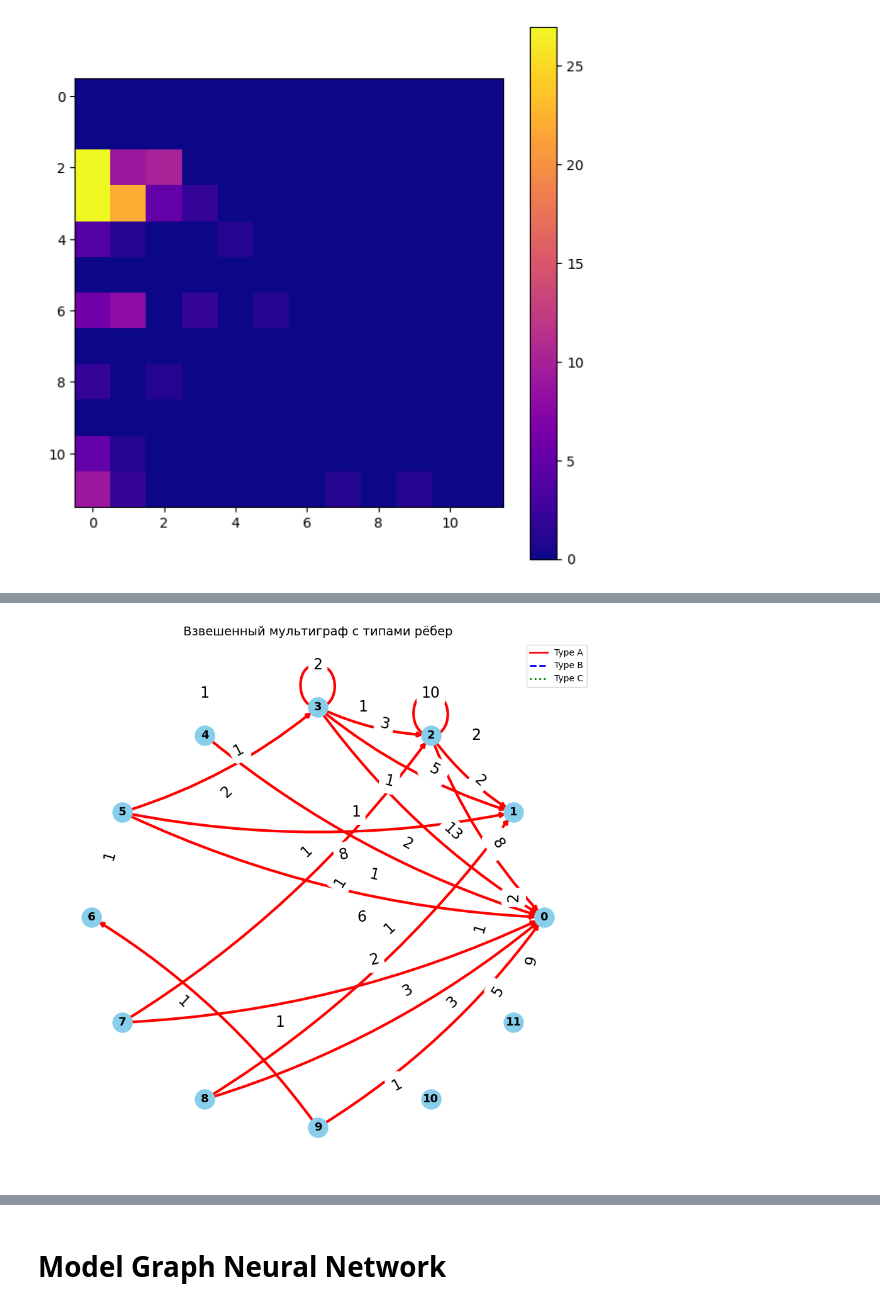
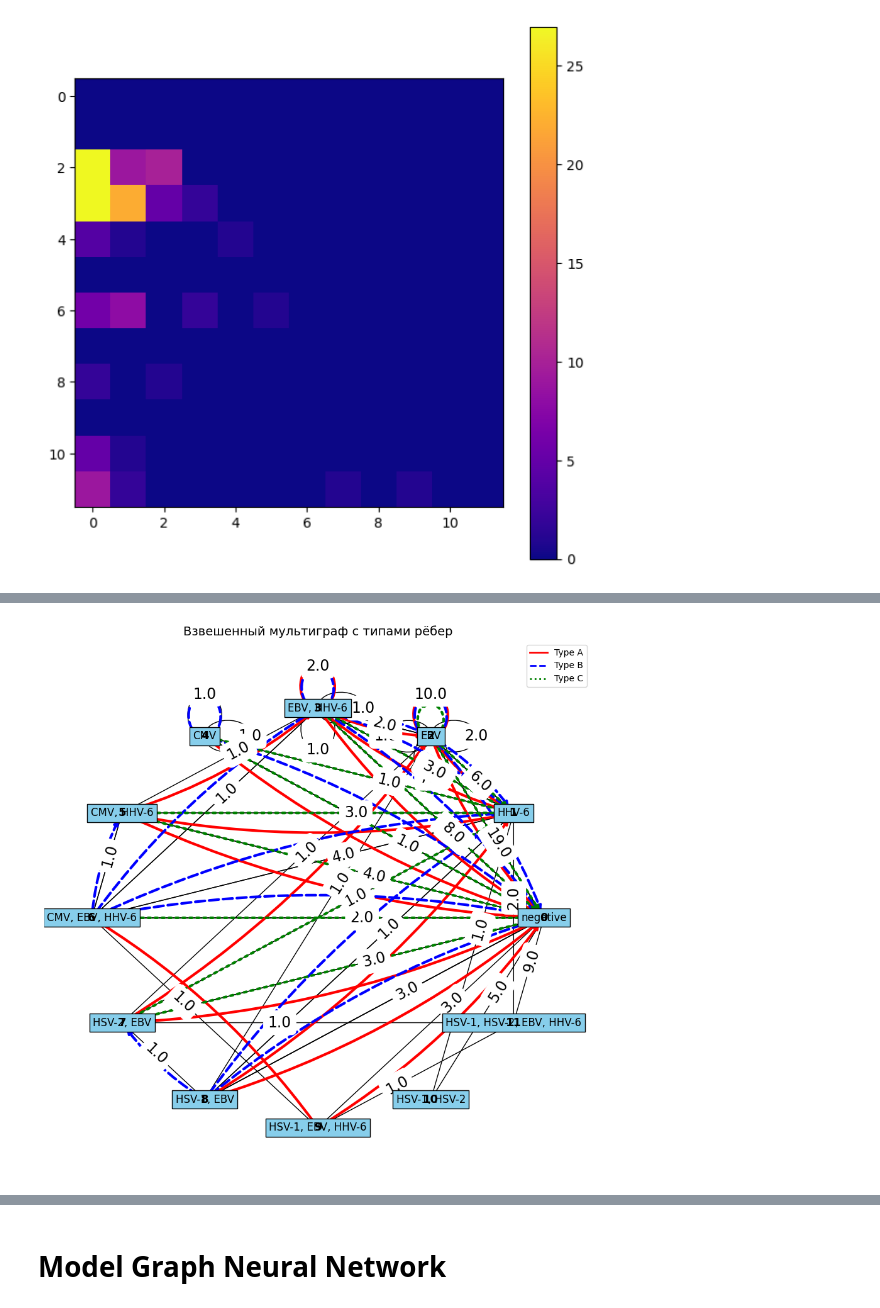
Before and after one commit to TAUforPython/machinelearning, a Jupyter notebook: GNN simple example Graph Convolution Network.ipynb, the cells around one changed output, grey strips where cells are left out. Drawn from its saved outputs; the diff is of its cells as text; code cells hidden in the pictures.

```diff
--- a/GNN simple example Graph Convolution Network.ipynb
+++ b/GNN simple example Graph Convolution Network.ipynb
@@ -401,7 +401,8 @@ def draw_labeled_multigraph(G, edge_types, ax=None):
     pos = nx.circular_layout(G)
 
     # Рисуем вершины
-    nx.draw_networkx_nodes(G, pos, node_color='skyblue', node_size=500, ax=ax, )
+    nx.draw_networkx(G, pos, node_size = 0, arrows = True, labels = node_name, bbox = dict(facecolor = "skyblue"))
+    #nx.draw_networkx_nodes(G, pos, node_color='skyblue', node_size=500, ax=ax, )
     nx.draw_networkx_labels(G, pos, font_size=13, font_weight='bold', ax=ax)
 
     # Рисуем рёбра с разными стилями
@@ -438,33 +439,33 @@ def draw_labeled_multigraph(G, edge_types, ax=None):
 adj_matrix = weighted_adj_matrix(graph_patient_df)
 adj_A = weighted_adj_matrix(graph_patient_df[graph_patient_df['class'] == 1])
 adj_B = weighted_adj_matrix(graph_patient_df[graph_patient_df['class'] == 2])
 adj_C = weighted_adj_matrix(graph_patient_df[graph_patient_df['class'] == 3])
 
 
 node_names = list(range(len(adj_matrix)))  # Или ваши названия узлов
 
 # Создаём мультиграф
 #G = nx.MultiDiGraph()
 G = nx.from_numpy_array(np.matrix(np.array(adj_matrix)), create_using=nx.MultiDiGraph)
 
 edge_types = defaultdict(list)
 
 def add_edges_from_matrix(matrix, edge_type):
     for i in range(matrix.shape[0]):
         for j in range(matrix.shape[1]):
             weight = matrix.iloc[i,j]
             if weight > 0:
                 source = node_names[i]
                 target = node_names[j]
                 G.add_edge(source, target, weight=weight, type=edge_type)
                 edge_types[edge_type].append((source, target))
 
 add_edges_from_matrix(adj_A, 'A')
-#add_edges_from_matrix(adj_B, 'B')
-#add_edges_from_matrix(adj_C, 'C')
+add_edges_from_matrix(adj_B, 'B')
+add_edges_from_matrix(adj_C, 'C')
 
 # Визуализация
 draw_labeled_multigraph(G, edge_types)
 plt.show()
 # %% [output]
-[figure, old version]
+[figure, new version]
```
Also changed, not shown: parts of 10 cells of this notebook.
